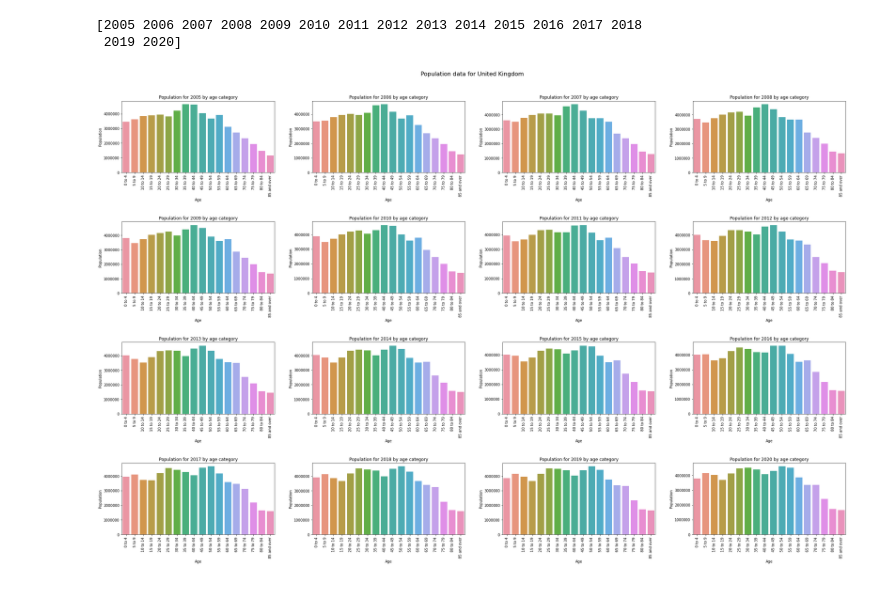
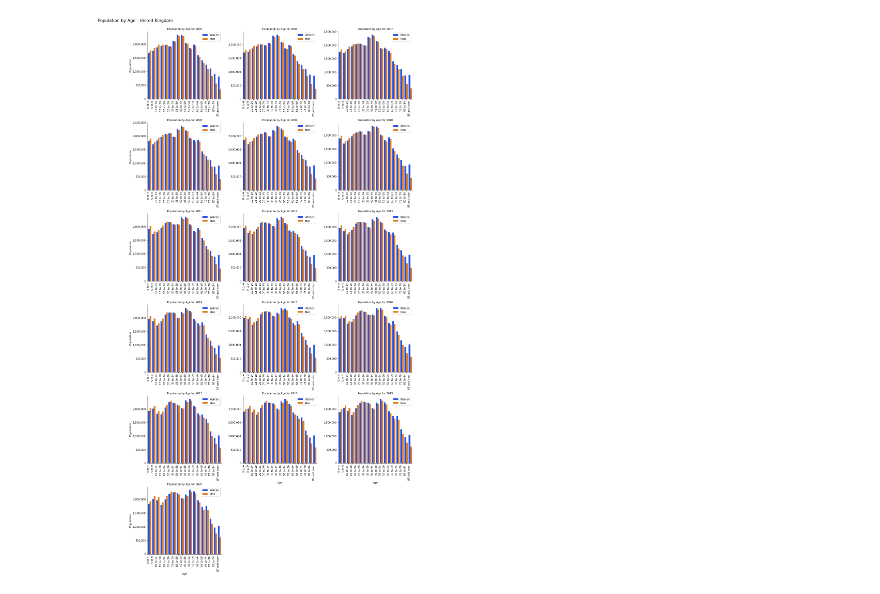
Before and after one commit to cmstorrsfox/portfolio_project, a Jupyter notebook: python_and_r/oop_project/countries_oop.ipynb, the cells around one changed output. Saved outputs shown, nothing was run; the diff lists cells and outputs as text; code cells hidden in the pictures.

Commit message:
working function to plot charts by year and sex if desired

```diff
--- a/python_and_r/oop_project/countries_oop.ipynb
+++ b/python_and_r/oop_project/countries_oop.ipynb
@@ -38,50 +53,62 @@ class Country():
   def chart_pop_growth(self, by_sex=False):
     fig, ax, = plt.subplots(figsize=(16,10))
     data = self.country_pop_profile()
     if by_sex == False:
       total_pop = data[(data.Sex == "Total") & (data.Age == "Total")]
       min_pop = min(data.Population[(data.Sex == "Total") & (data.Age == "Total")]) - 1000000
       max_pop = max(data.Population[(data.Sex == "Total") & (data.Age == "Total")]) + 1000000
       sns.barplot(data=total_pop, x="Year", y="Population", ax=ax)
       ax.ticklabel_format(style="plain", axis="y")
       ax.set_ylim(min_pop, max_pop)
       ax.set_title(f'{self.name} Population over time: 2005 - 2020')
     elif by_sex == True:
       sex_pop = data[data.Age == "Total"]
       sns.barplot(data=sex_pop, x="Year", y="Population", hue="Sex", ax=ax)
       ax.ticklabel_format(style="plain", axis="y")
       ax.set_title(f'{self.name} Population over time by sex: 2005 - 2020')
 
 
     plt.show()
 
-  def chart_pop_by_age(self):
+  def chart_pop_by_age(self, years=None, by_sex=False):
+    """
+    Plots barcharts for populations by age and sex for years 2005 - 2020
+    If specific years are desired these can be included in a list as an argument
+    """
     data = self.country_pop_profile()
-    years = data.Year.unique()
-    print(years)
 
-    fig, axs = plt.subplots(4, 4, figsize=(30,20))
+    if years != None:
+      data = data[(data["Year"].isin(years)) & (~data["Age"].str.contains('Total')) & (data["Sex"] != 'Total')]
+    else:
+      data = data[(~data["Age"].str.contains('Total')) & (data["Sex"] != 'Total')]
+
     age_order = data.Age.unique().tolist()
     age_order.insert(1, age_order.pop(9))
-    age_order.remove("Total")
-    fig.suptitle(f"Population data for {self.name}", fontsize=16)
 
-    for i, ax in enumerate(fig.axes):
-      yr_data = data[(data["Year"] == years[i]) & (data["Sex"] == "Total") & (data["Age"] != "Total")]
-      sns.barplot(data=yr_data, x="Age", y="Population", ax=ax, order=age_order)
-      ax.set_title(f"Population for {years[i]} by age category")
-      ax.set_xticklabels(labels=age_order, rotation=90)
-      ax.ticklabel_format(style="plain", axis="y")
+    if by_sex == True:
+      g = sns.catplot(kind="bar", data=data, x="Age", y="Population", hue="Sex", col="Year", col_wrap=3, height=5, aspect=1, order=age_order, sharex=False, sharey=False, palette="bright", legend=False)
+      g.fig.suptitle(f"Population by Age & Sex - {self.name}", x=0, y=1, fontsize=16)
+    else:
+      g = sns.catplot(kind="bar", data=data, x="Age", y="Population", col="Year", col_wrap=3, height=5, aspect=1, order=age_order, sharex=False, sharey=False, palette="bright")
 
-    plt.tight_layout(pad=4)
+    g.fig.suptitle(f"Population by Age - {self.name}", x=0, y=1, fontsize=16)
+    g.set_titles("Population by Age for {col_name}")
+    g.set_xticklabels(labels=age_order, rotation=90, ha='center')
+    g.fig.tight_layout(w_pad=6, pad=1)
+
+    for ax in g.axes:
+      ax.get_yaxis().set_major_formatter(mpl.ticker.StrMethodFormatter('{x:,.0f}'))
+      if by_sex == True:
+        ax.legend()
+      else:
+        pass
+
     plt.show()
 
 
-uk = Country("United Kingdom").chart_pop_by_age()
+uk = Country("United Kingdom").chart_pop_by_age(by_sex=True)
 # %% [output]
-[2005 2006 2007 2008 2009 2010 2011 2012 2013 2014 2015 2016 2017 2018
- 2019 2020]
-[figure, old version]
+[figure, new version]
 # %%
 germany = Country("Germany")
 uk = Country("United Kingdom")
```
Also changed, not shown: parts of 2 cells of this notebook.
